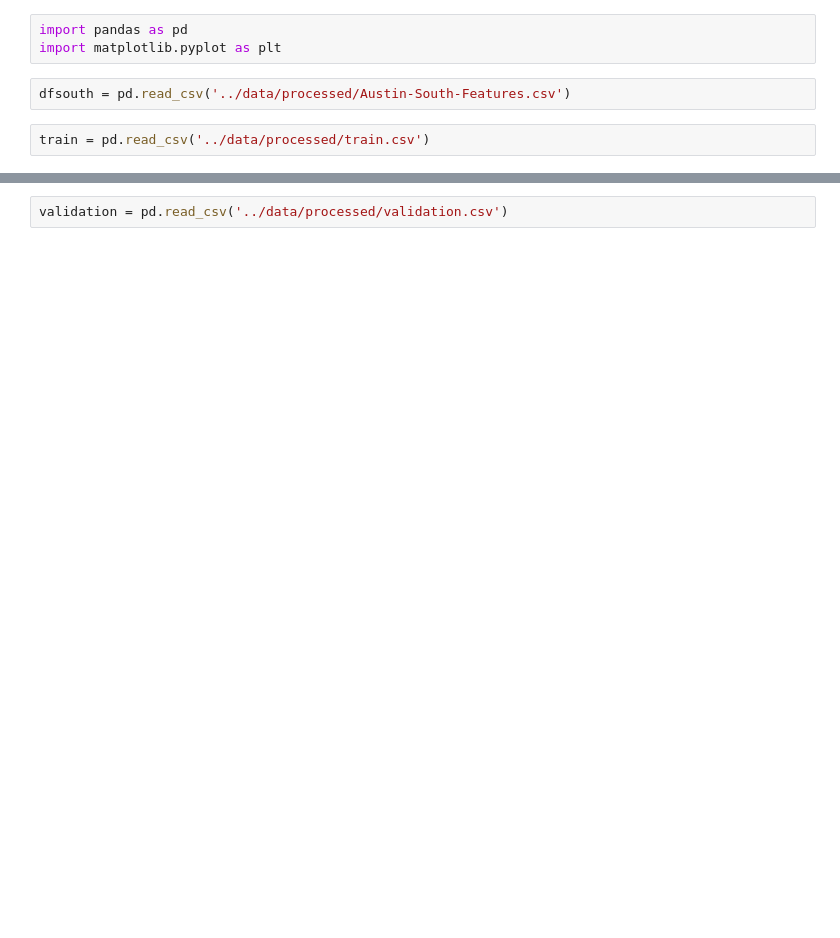
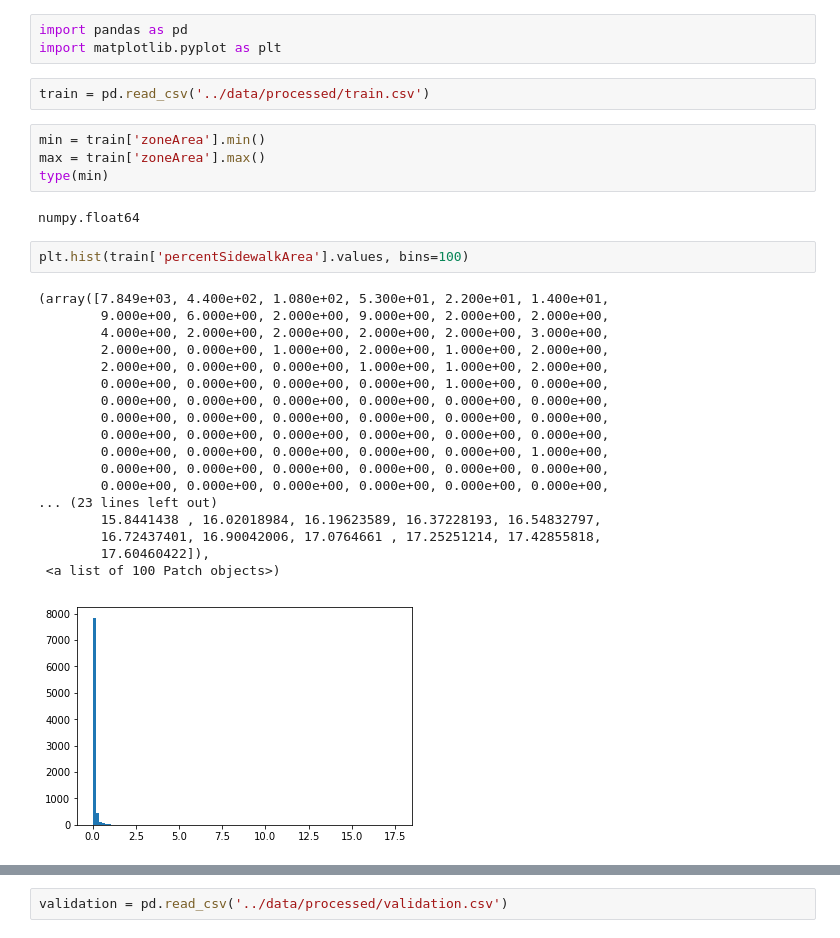
Before and after one commit to ledanieln/CoA-Zone-Prediction, a Jupyter notebook: notebooks/Data Exploration.ipynb, the cells around one changed output, grey strips where cells are left out. Cells and saved outputs as stored; diff of their text form; blank space fills up the shorter version.

```diff
--- a/notebooks/Data Exploration.ipynb
+++ b/notebooks/Data Exploration.ipynb
@@ -1,7 +1,32 @@
 # %%
 import pandas as pd
 import matplotlib.pyplot as plt
-# %%
-dfsouth = pd.read_csv('../data/processed/Austin-South-Features.csv')
 # %%
 train = pd.read_csv('../data/processed/train.csv')
+# %%
+min = train['zoneArea'].min()
+max = train['zoneArea'].max()
+type(min)
+# %% [output]
+numpy.float64
+# %%
+plt.hist(train['percentSidewalkArea'].values, bins=100)
+# %% [output]
+(array([7.849e+03, 4.400e+02, 1.080e+02, 5.300e+01, 2.200e+01, 1.400e+01,
+        9.000e+00, 6.000e+00, 2.000e+00, 9.000e+00, 2.000e+00, 2.000e+00,
+        4.000e+00, 2.000e+00, 2.000e+00, 2.000e+00, 2.000e+00, 3.000e+00,
+        2.000e+00, 0.000e+00, 1.000e+00, 2.000e+00, 1.000e+00, 2.000e+00,
+        2.000e+00, 0.000e+00, 0.000e+00, 1.000e+00, 1.000e+00, 2.000e+00,
+        0.000e+00, 0.000e+00, 0.000e+00, 0.000e+00, 1.000e+00, 0.000e+00,
+        0.000e+00, 0.000e+00, 0.000e+00, 0.000e+00, 0.000e+00, 0.000e+00,
+        0.000e+00, 0.000e+00, 0.000e+00, 0.000e+00, 0.000e+00, 0.000e+00,
+        0.000e+00, 0.000e+00, 0.000e+00, 0.000e+00, 0.000e+00, 0.000e+00,
+        0.000e+00, 0.000e+00, 0.000e+00, 0.000e+00, 0.000e+00, 1.000e+00,
+        0.000e+00, 0.000e+00, 0.000e+00, 0.000e+00, 0.000e+00, 0.000e+00,
+        0.000e+00, 0.000e+00, 0.000e+00, 0.000e+00, 0.000e+00, 0.000e+00,
+... (23 lines left out)
+        15.8441438 , 16.02018984, 16.19623589, 16.37228193, 16.54832797,
+        16.72437401, 16.90042006, 17.0764661 , 17.25251214, 17.42855818,
+        17.60460422]),
+ <a list of 100 Patch objects>)
+[figure, added]
```
Also changed, not shown: parts of 3 cells of this notebook, 5 other files.
